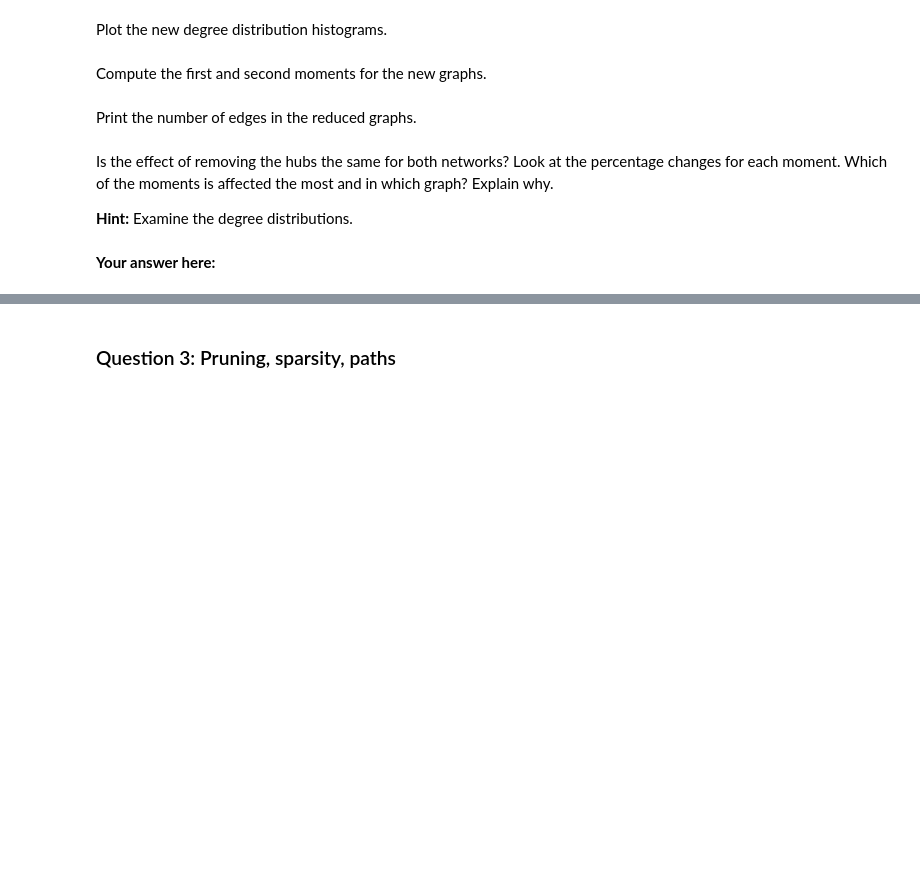
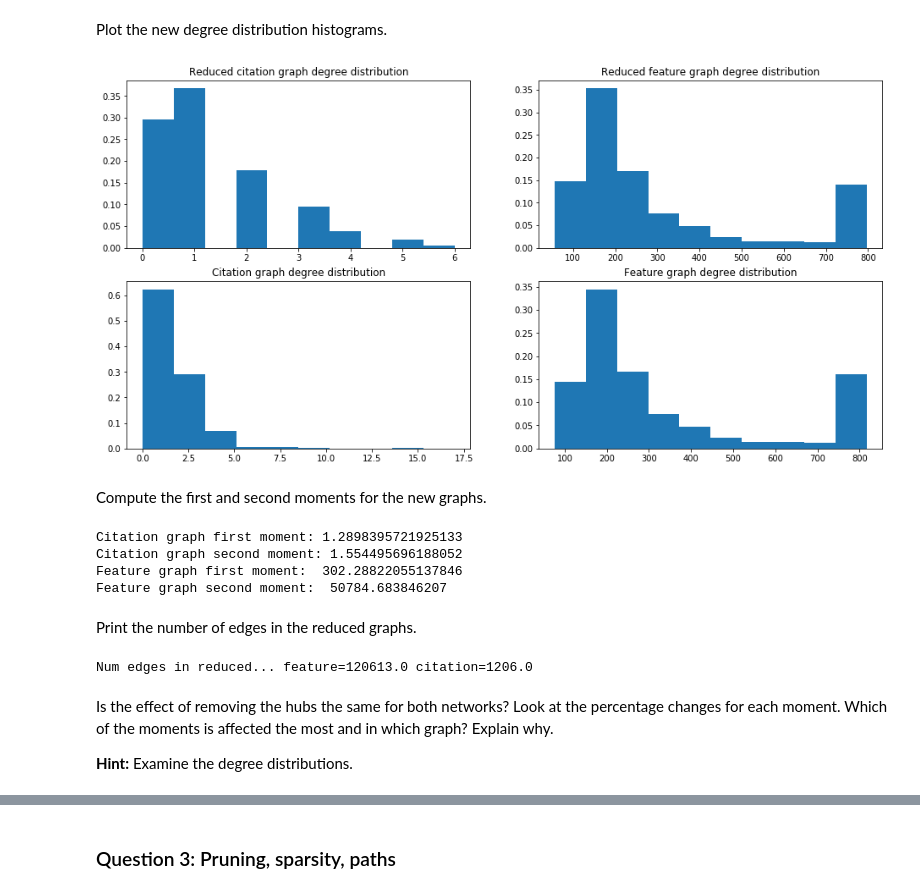
Before and after one commit to misterw97/ntds_2019, a Jupyter notebook: assignments/1_network_science.ipynb, the cells around one changed output, grey strips where cells are left out. Saved outputs shown, nothing was run; the diff lists cells and outputs as text; code cells hidden in the pictures; blank space fills up the shorter version.

```diff
--- a/assignments/1_network_science.ipynb
+++ b/assignments/1_network_science.ipynb
@@ -153,7 +179,7 @@ def binary_threshold_matrix(matrix, threshold):
     return t
 # %%
 threshold = mean_distance
-A_feature = binary_threshold_matrix(distance, threshold)
+A_feature = clean_diagonal(binary_threshold_matrix(distance, threshold))
 #print('Shape:', A_feature.shape)
 # %% [markdown]
 Now read the `cora.cites` file and construct the citation graph by converting the given citation connections into an adjacency matrix.
@@ -234,29 +327,41 @@ axes[1, 1].spy(reduced_A_citation);
 # %% [markdown]
 Plot the new degree distribution histograms.
 # %%
-reduced_degrees_feat = # Your code here.
-reduced_degrees_cit = # Your code here.
+reduced_degrees_feat = compute_nodes_degrees(reduced_A_feature)
+reduced_degrees_cit = compute_nodes_degrees(reduced_A_citation)
 
-deg_hist_normalization = np.ones(reduced_degrees_feat.shape[0])/reduced_degrees_feat.shape[0]
+deg_hist_normalization_citation = np.ones(reduced_degrees_cit.shape[0])/reduced_degrees_cit.shape[0]
+deg_hist_normalization_feature = np.ones(reduced_degrees_feat.shape[0])/reduced_degrees_feat.shape[0]
 
-fig, axes = plt.subplots(1, 2, figsize=(16, 4))
-axes[0].set_title('Citation graph degree distribution')
-axes[0].hist(reduced_degrees_cit, weights=deg_hist_normalization);
-axes[1].set_title('Feature graph degree distribution')
-axes[1].hist(reduced_degrees_feat, weights=deg_hist_normalization);
+fig, axes = plt.subplots(2, 2, figsize=(16, 8))
+axes[0,0].set_title('Reduced citation graph degree distribution')
+axes[0,0].hist(reduced_degrees_cit, weights=deg_hist_normalization_citation);
+axes[0,1].set_title('Reduced feature graph degree distribution')
+axes[0,1].hist(reduced_degrees_feat, weights=deg_hist_normalization_feature);
+axes[1,0].set_title('Citation graph degree distribution')
+axes[1,0].hist(degrees_citation, weights=deg_hist_normalization_cit);
+axes[1,1].set_title('Feature graph degree distribution')
+axes[1,1].hist(degrees_feature, weights=deg_hist_normalization_feat);
+# %% [output]
+[figure, added]
 # %% [markdown]
 Compute the first and second moments for the new graphs.
 # %%
-reduced_cit_moment_1 = # Your code here.
-reduced_cit_moment_2 = # Your code here.
+reduced_cit_moment_1 = compute_nth_moment(reduced_A_citation, 1)
+reduced_cit_moment_2 = compute_nth_moment(reduced_A_citation, 2, center = reduced_cit_moment_1)
 
-reduced_feat_moment_1 = # Your code here.
-reduced_feat_moment_2 = # Your code here.
+reduced_feat_moment_1 = compute_nth_moment(reduced_A_feature, 1)
+reduced_feat_moment_2 = compute_nth_moment(reduced_A_feature, 2, center = reduced_feat_moment_1)
 
 
 print("Citation graph first moment:", reduced_cit_moment_1)
 print("Citation graph second moment:", reduced_cit_moment_2)
 print("Feature graph first moment: ", reduced_feat_moment_1)
 print("Feature graph second moment: ", reduced_feat_moment_2)
+# %% [output]
+Citation graph first moment: 1.2898395721925133
+Citation graph second moment: 1.554495696188052
+Feature graph first moment:  302.28822055137846
+Feature graph second moment:  50784.683846207
 # %% [markdown]
 Print the number of edges in the reduced graphs.
@@ -265,6 +368,10 @@ Print the number of edges in the reduced graphs.
+# %%
+num_edges_reduced_feature = count_edges(reduced_A_feature)
+num_edges_reduced_citation = count_edges(reduced_A_citation)
+print('Num edges in reduced... feature={} citation={}'.format(num_edges_reduced_feature,num_edges_reduced_citation))
+# %% [output]
+Num edges in reduced... feature=120613.0 citation=1206.0
 # %% [markdown]
 Is the effect of removing the hubs the same for both networks? Look at the percentage changes for each moment. Which of the moments is affected the most and in which graph? Explain why.
 
 **Hint:** Examine the degree distributions.
-# %% [markdown]
-**Your answer here:**
```
Also changed, not shown: parts of 44 cells of this notebook.
